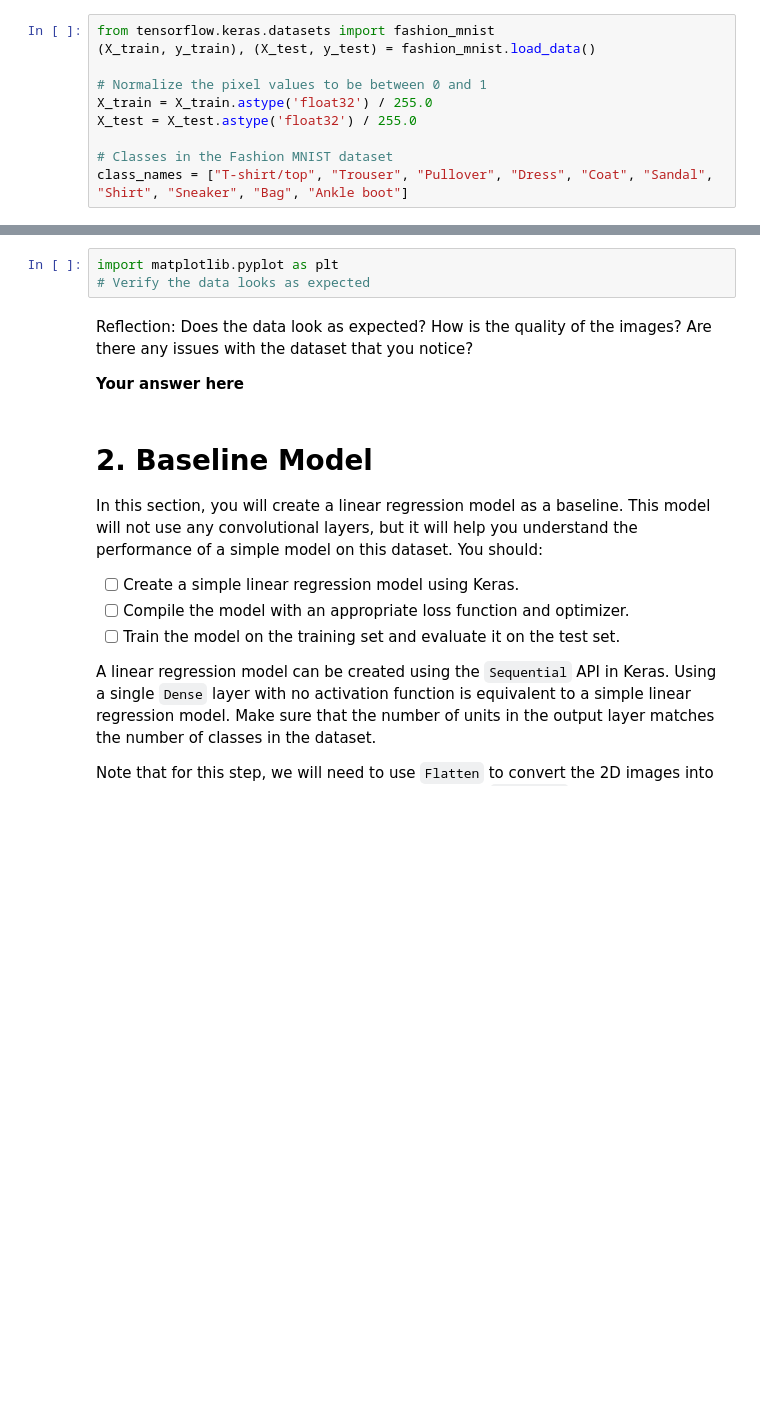
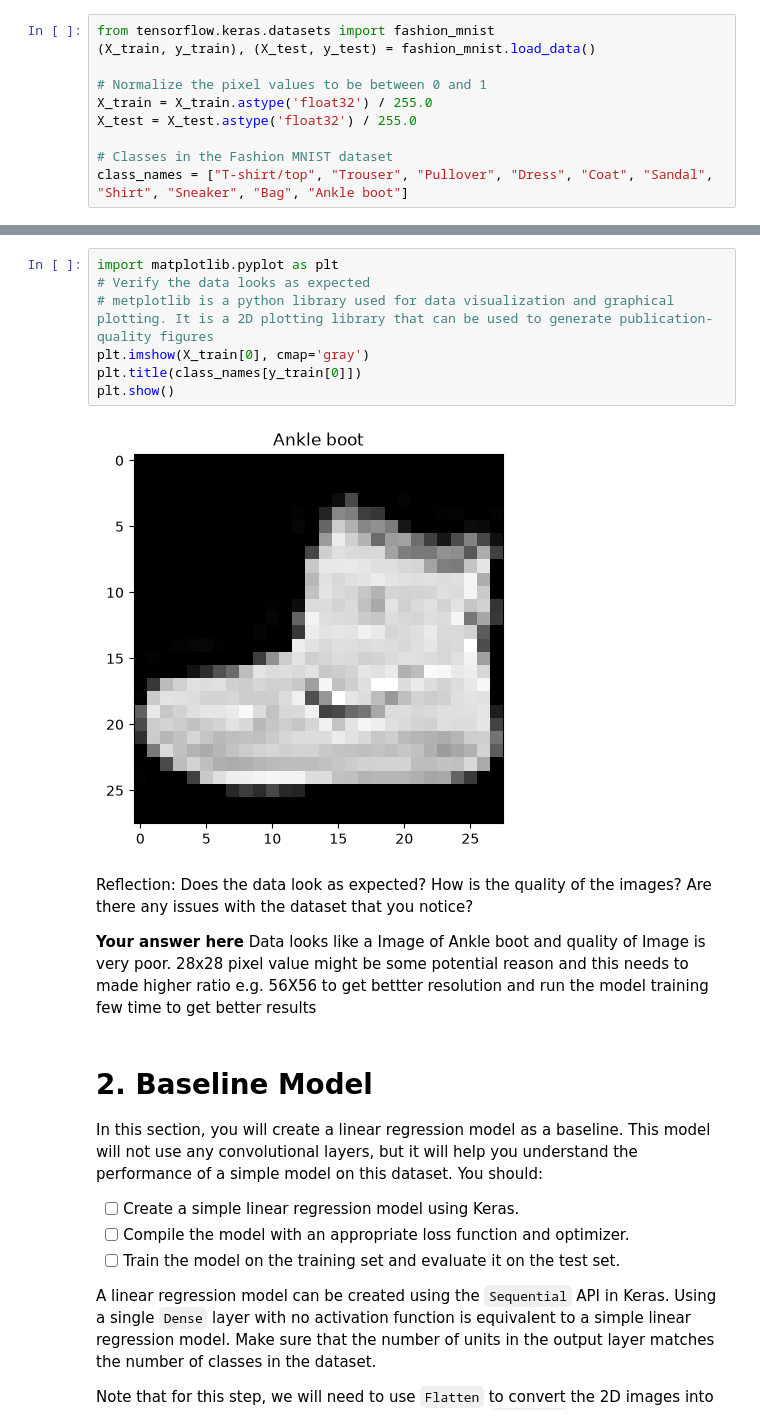
Before and after one commit to rhargun1/deep_learning, a Jupyter notebook: 02_activities/assignments/assignment_1.ipynb, the cells around one changed output, grey strips where cells are left out. Cells and saved outputs as stored; diff of their text form; blank space fills up the shorter version.

```diff
--- a/02_activities/assignments/assignment_1.ipynb
+++ b/02_activities/assignments/assignment_1.ipynb
@@ -38,10 +47,16 @@ from tensorflow.keras.utils import to_categorical
 # %%
 import matplotlib.pyplot as plt
 # Verify the data looks as expected
+# metplotlib is a python library used for data visualization and graphical plotting. It is a 2D plotting library that can be used to generate publication-quality figures
+plt.imshow(X_train[0], cmap='gray')
+plt.title(class_names[y_train[0]])
+plt.show()
+# %% [output]
+[figure, added]
 # %% [markdown]
 Reflection: Does the data look as expected? How is the quality of the images? Are there any issues with the dataset that you notice?
 
-**Your answer here**
+**Your answer here** Data looks like a Image of Ankle boot and quality of Image is very poor. 28x28 pixel value might be some potential reason and this needs to made higher ratio e.g. 56X56 to get bettter resolution and run the model training few time to get better results
 # %% [markdown]
 # 2. Baseline Model
 
```
Also changed, not shown: parts of 6 cells of this notebook.
